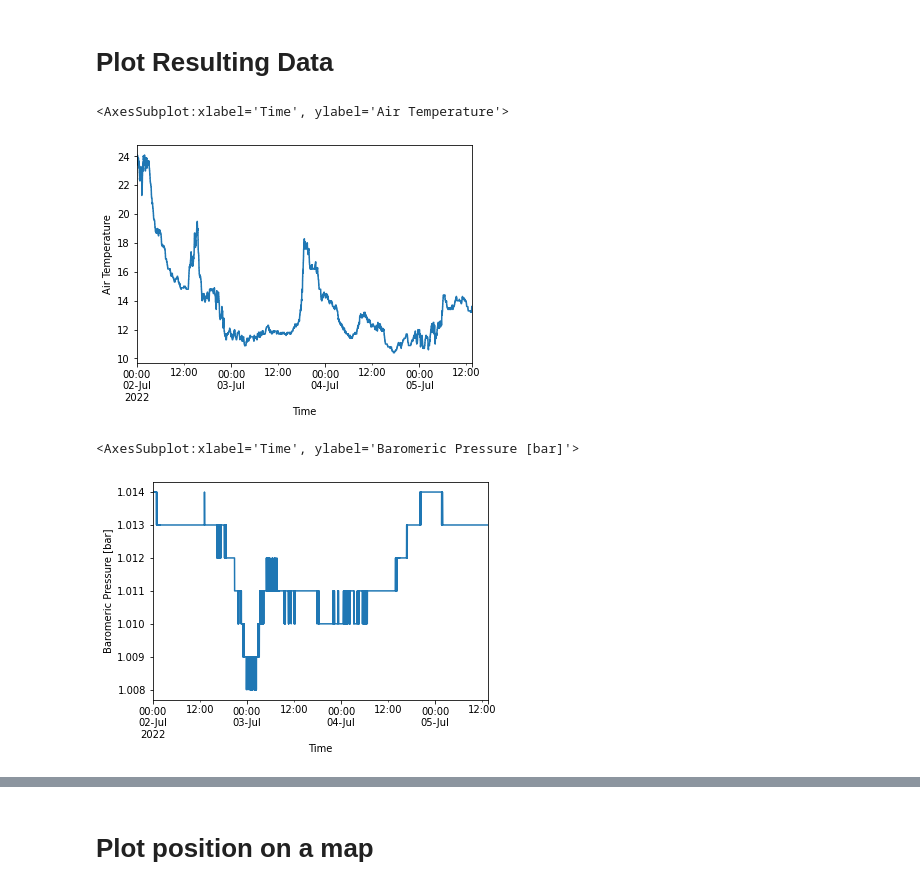
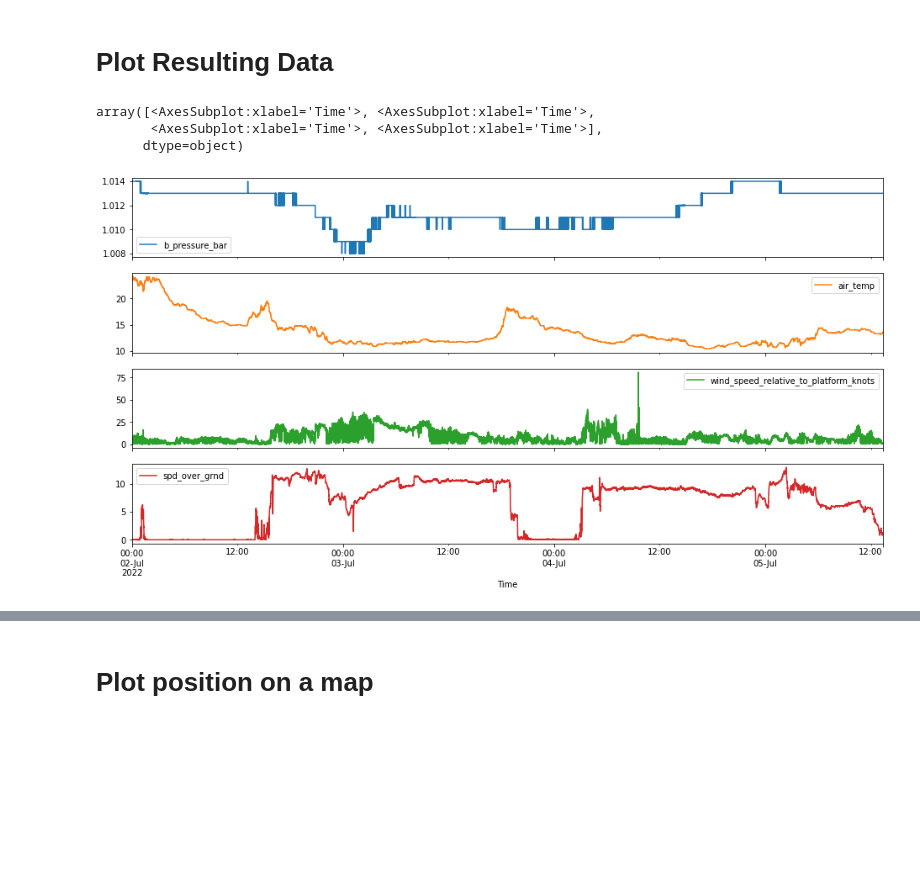
Before and after one commit to cioos-siooc/ocean-data-parser, a Jupyter notebook: notebooks/nmea_example.ipynb, the cells around one changed output, grey strips where cells are left out. Saved outputs shown, nothing was run; the diff lists cells and outputs as text; code cells hidden in the pictures; blank space fills up the shorter version.

```diff
--- a/notebooks/nmea_example.ipynb
+++ b/notebooks/nmea_example.ipynb
@@ -90,13 +89,16 @@ df_resampled.head()
 # Plot Resulting Data
 # %%
 # Plot data
-df_resampled["air_temp"].plot(xlabel="Time", ylabel="Air Temperature")
+df_resampled[
+    [
+        "b_pressure_bar",
+        "air_temp",
+        "wind_speed_relative_to_platform_knots",
+        "spd_over_grnd",
+    ]
+].plot(xlabel="Time", figsize=(16, 8), subplots=True)
 # %% [output]
-<AxesSubplot:xlabel='Time', ylabel='Air Temperature'>
+array([<AxesSubplot:xlabel='Time'>, <AxesSubplot:xlabel='Time'>,
+       <AxesSubplot:xlabel='Time'>, <AxesSubplot:xlabel='Time'>],
+      dtype=object)
-[figure, old version]
+[figure, new version]
-# %%
-# Plot data
-df_resampled["b_pressure_bar"].plot(xlabel="Time", ylabel="Baromeric Pressure [bar]")
-# %% [output]
-<AxesSubplot:xlabel='Time', ylabel='Baromeric Pressure [bar]'>
-[figure, removed]
```
Also changed, not shown: parts of 26 cells of this notebook, 1 other file.
